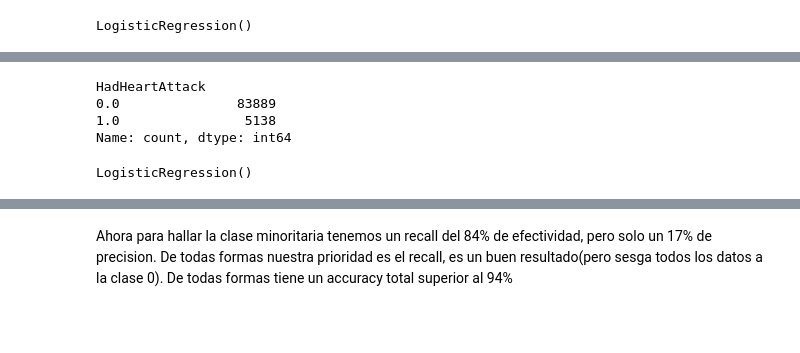
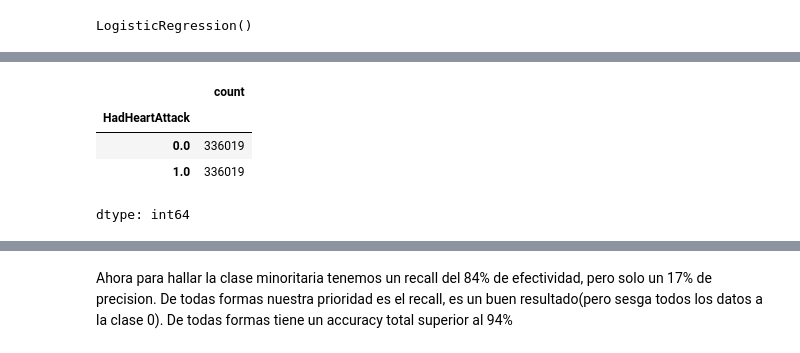
Before and after one commit to Franruaben11/HeartDisease, a Jupyter notebook: heartdiseasep1(1).ipynb, the cells around one changed output, grey strips where cells are left out. Saved outputs shown, nothing was run; the diff lists cells and outputs as text; code cells hidden in the pictures; blank space fills up the shorter version.

```diff
--- a/heartdiseasep1(1).ipynb
+++ b/heartdiseasep1(1).ipynb
@@ -1011,7 +1121,7 @@ resultados
 # %% [markdown]
 # Logistic Regression con treshold
 # %%
-train_set, test_set = train_test_split(df,test_size=0.2,random_state=42)
+train_set, test_set = train_test_split(df, test_size=0.2, stratify = df["HadHeartAttack"], random_state=42)
 
 x_train = train_set.drop("HadHeartAttack", axis=1)
 y_train = pd.DataFrame(train_set["HadHeartAttack"],columns=["HadHeartAttack"])
@@ -1023,7 +1133,19 @@ sc = StandardScaler()
 x_train = sc.fit_transform(x_train)
 x_test = sc.transform(x_test)
 
-clf = LogisticRegression()
-clf.fit(x_train, y_train)
+smt = SMOTE(random_state=42)
+x_train_resampled, y_train_resampled = smt.fit_resample(x_train, y_train)
+
+#smote_tomek = SMOTETomek(random_state=42)
+#x_train_resampled_tomek, y_train_resampled_tomek = smote_tomek.fit_resample(x_train, y_train)
+
+logreg_treshold = LogisticRegression()
+logreg_treshold.fit(x_train, y_train)
+
+logreg_treshold_smte = LogisticRegression()
+logreg_treshold_smte.fit(x_train_resampled, y_train_resampled)
+
+#logreg_treshold_smte_tomek = LogisticRegression()
+#logreg_treshold_smte_tomek.fit(x_train_resampled_tomek, y_train_resampled_tomek)
 # %% [output]
 LogisticRegression()
@@ -1030,14 +1160,10 @@ LogisticRegression()
 # %%
-y_test.value_counts()
+y_train_resampled.value_counts()
 # %% [output]
+|  | count |
+| HadHeartAttack |  |
+| 0.0 | 336019 |
+| 1.0 | 336019 |
-HadHeartAttack
-0.0               83889
-1.0                5138
-Name: count, dtype: int64
+dtype: int64
-# %%
-clf = LogisticRegression()
-clf.fit(x_train, y_train)
-# %% [output]
-LogisticRegression()
 # %%
 # Obtener con las probabilidades predichas
```
Also changed, not shown: parts of 94 cells of this notebook.
